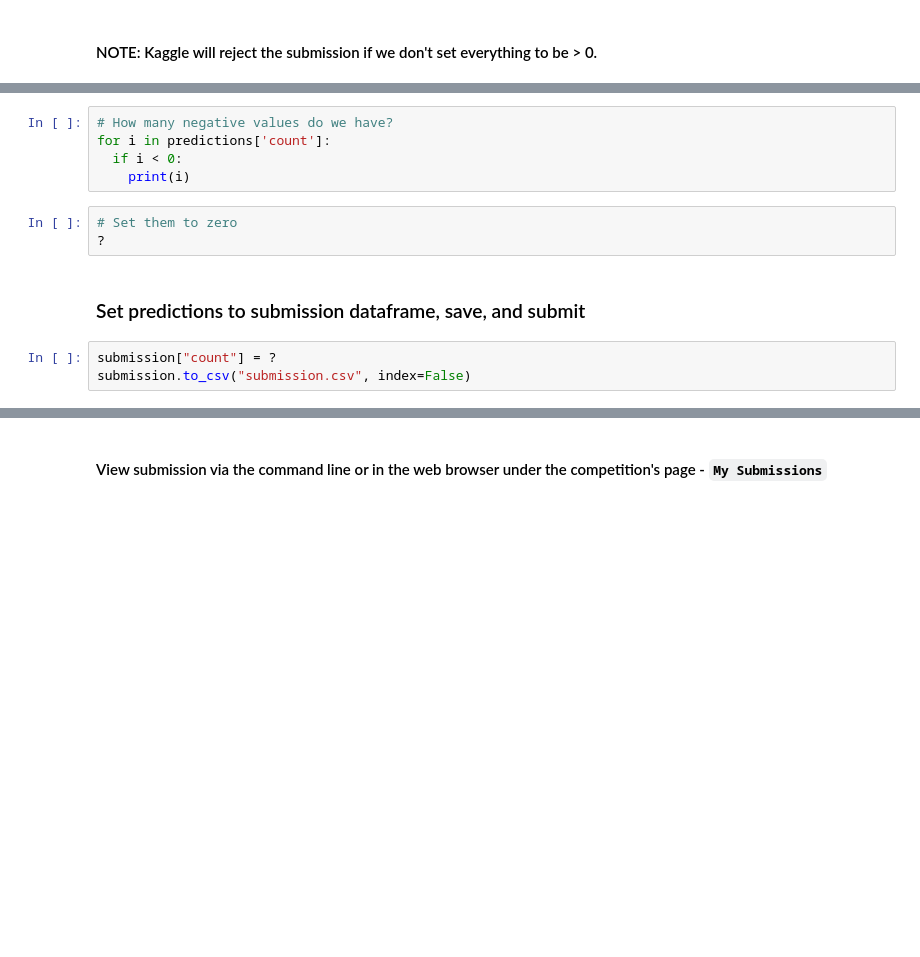
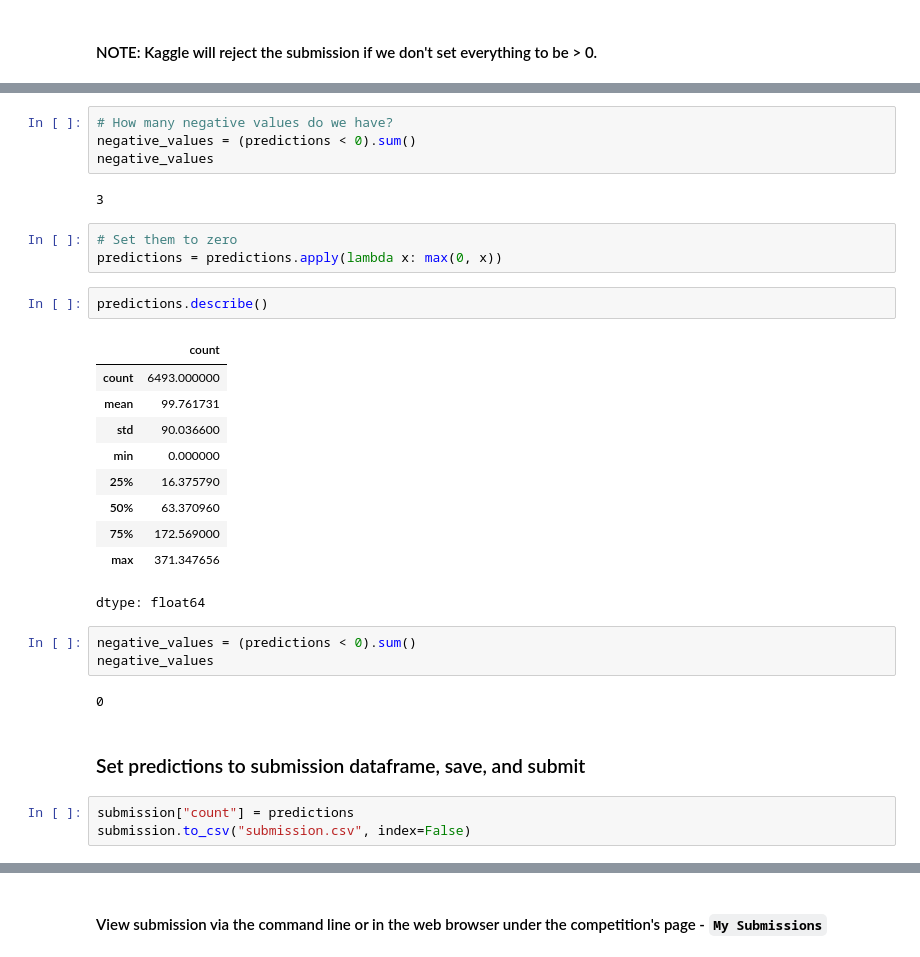
Before and after one commit to ayouboumy/udacity-first-project-starter, a Jupyter notebook: project/project-template.ipynb, the cells around one changed output, grey strips where cells are left out. Drawn from its saved outputs; the diff is of its cells as text; blank space fills up the shorter version.

```diff
--- a/project/project-template.ipynb
+++ b/project/project-template.ipynb
@@ -152,15 +335,34 @@ predictions.describe()
 # %%
 # How many negative values do we have?
-for i in predictions['count']:
-  if i < 0:
-    print(i)
+negative_values = (predictions < 0).sum()
+negative_values
+# %% [output]
+3
 # %%
 # Set them to zero
-?
+predictions = predictions.apply(lambda x: max(0, x))
+# %%
+predictions.describe()
+# %% [output]
+|  | count |
+| count | 6493.000000 |
+| mean | 99.761731 |
+| std | 90.036600 |
+| min | 0.000000 |
+| 25% | 16.375790 |
+| 50% | 63.370960 |
+| 75% | 172.569000 |
+| max | 371.347656 |
+dtype: float64
+# %%
+negative_values = (predictions < 0).sum()
+negative_values
+# %% [output]
+0
 # %% [markdown]
 ### Set predictions to submission dataframe, save, and submit
 # %%
-submission["count"] = ?
+submission["count"] = predictions
 submission.to_csv("submission.csv", index=False)
 # %%
 !kaggle competitions submit -c bike-sharing-demand -f submission.csv -m "first raw submission"
```
Also changed, not shown: parts of 32 cells of this notebook.
